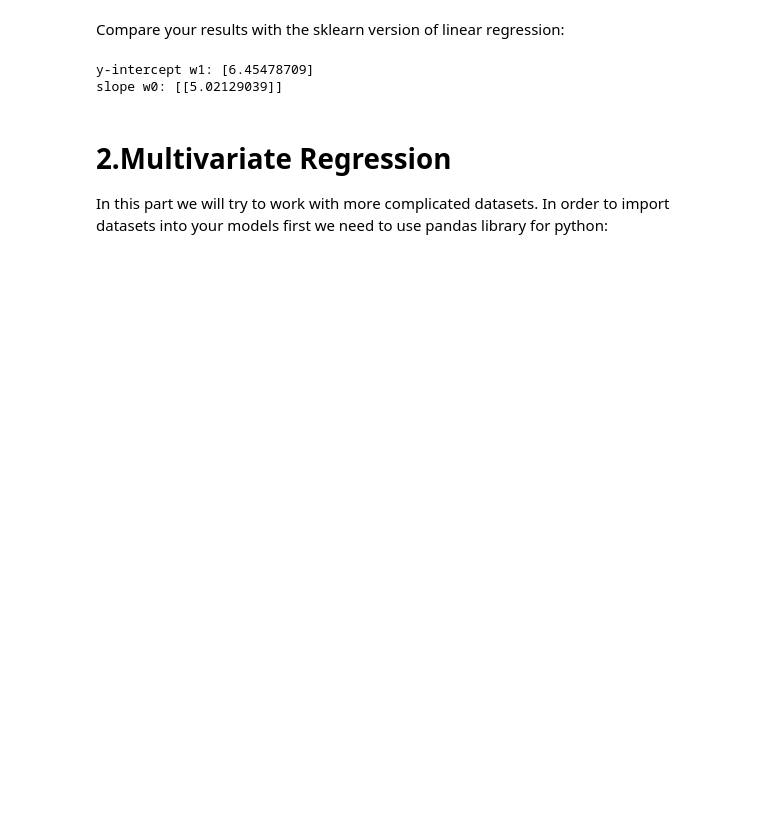
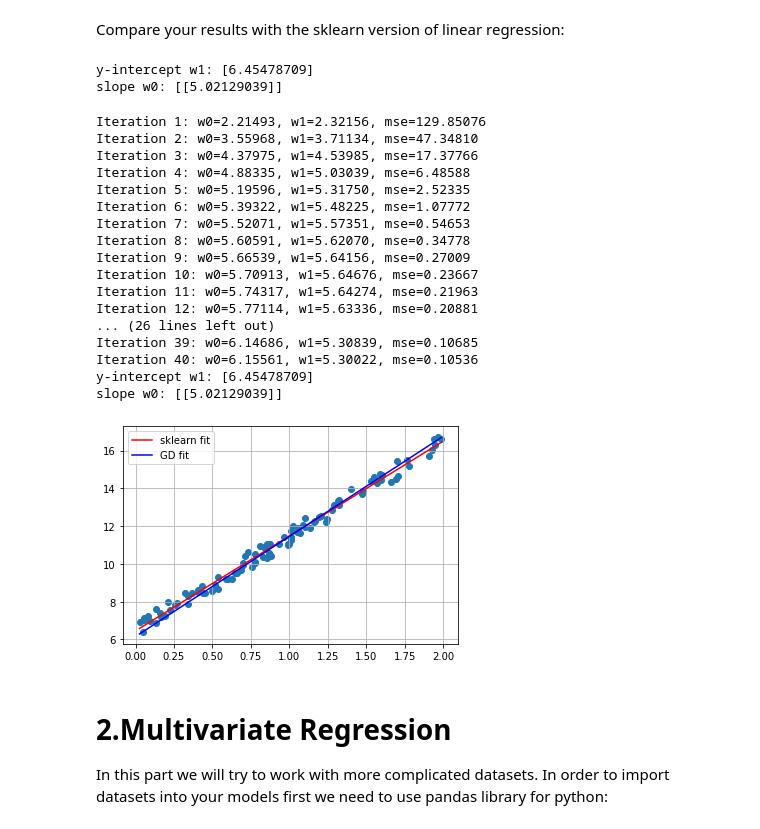
Before and after one commit to RakNoel/INF264, a Jupyter notebook: Ex2/LinearModels_ex2.ipynb, the cells around one changed output. Cells and saved outputs as stored; diff of their text form; code cells hidden in the pictures; blank space fills up the shorter version.

```diff
--- a/Ex2/LinearModels_ex2.ipynb
+++ b/Ex2/LinearModels_ex2.ipynb
@@ -65,15 +65,16 @@ plt.grid()
 Calculate the loss function of Mean Square Error (MSE):
 # %%
 def loss_function(X, y, w0, w1):
-    return 1/len(X) * sum([(yi - (w1*xi + w0)) ** 2 for xi, yi in zip(X,y)])
+    mse = 1/len(X) * sum([(yi - (w1*xi + w0)) ** 2 for xi, yi in zip(X,y)])
+    return mse
 # %% [markdown]
 Next you need to evaluate the current function with respect to w0 and w1. In order to do that caculate the one step derivatives of the MSE with respect to w0 and w1:
 # %%
 def compute_gradient(X, y, w0, w1):
     # TODO
     # calculate the gradient vector of partial derivatives of MSE with the formulat that you have found
-    w0_par_der = 1/len(X) * sum([-2*xi*(yi-w1*x-w0) for xi, yi in zip(X,y)])
-    w1_par_der = 1/len(X) * sum([-2*(yi-w1*x-w0) for xi, yi in zip(X,y)])
+    w0_par_der = 1/len(X) * sum([-2*(yi-(w1*xi+w0)) for xi, yi in zip(X,y)])
+    w1_par_der = 1/len(X) * sum([-2*xi*(yi-(w1*xi+w0)) for xi, yi in zip(X,y)])
     # make a gradient vector from the partial derivatives
     gradient_mse = np.array([w0_par_der, w1_par_der])
     return gradient_mse
@@ -81,15 +82,13 @@ def compute_gradient(X, y, w0, w1):
 Now you need to update your $w_0$ and $w_1$ using a certain learning rate:
 # %%
 def update_parameters(w0, w1, w0_par_der, w1_par_der, learning_rate):
+    weight_vector = np.array([w0, w1])
+    gradient_mse = np.array([w0_par_der, w1_par_der])
 
-    # make a vector of weights
-    weight_vector = np.array([w0, w1])
-    # make a gradient vector from the partial derivatives
-    gradient_mse = np.array([w0_par_der, w1_par_der])
     # TODO
     # update the vector of W (w0,w1) using the update rule and return the value of updated weights
+    updated_weight_vector = weight_vector - (gradient_mse.dot(learning_rate))
 
-    # return the updated weight vector as a list
     return np.ndarray.tolist(updated_weight_vector)
 # %% [markdown]
 The next step is to run multiple iterations of gradient descent:
@@ -100,7 +99,9 @@ def run_optimization(X, y, starting_w0, starting_w1, learning_rate, num_iteratio
     # TODO
     # run the Gradient descent for num_iterations
     for i in range(num_iterations):
-
+        mse = loss_function(X, y, w0, w1)
+        w0_par_der, w1_par_der = compute_gradient(X, y, w0, w1)
+        w0, w1 = update_parameters(w0, w1, w0_par_der, w1_par_der, learning_rate)
         print(f'Iteration {i+1}: w0={w0:0.5f}, w1={w1:0.5f}, mse={mse:0.5f}')
     return [w0, w1, mse]
 # %% [markdown]
@@ -146,20 +181,52 @@ slope w0: [[5.02129039]]
 # %%
 import matplotlib.pyplot as plt
 %matplotlib inline
 # TODO
 # plot the original data points as a scatter plot
 
+X = X.flatten()
+y = y.flatten()
+num_iterations = 40
+learning_rate = 0.1
+[w0,w1,_] = run_optimization(X, y, starting_w0, starting_w1, learning_rate, num_iterations)
+
+X = np.reshape(X,(100,1))
+y = np.reshape(y,(100,1))
+lin_reg.fit(X, y)
+
+print('y-intercept w1:', lin_reg.intercept_)
+print('slope w0:', lin_reg.coef_)
+
 # plot the line that fits these points.
-y_ =
-y_GD =
+y_ = lin_reg.predict(X)
+y_GD = w1* X + w0
 
-
+plt.scatter(X,y)
 plt.plot(X, y_, color='r', label='sklearn fit')
 plt.plot(X, y_GD, color='b', label='GD fit')
 plt.xlabel('')
 plt.ylabel('')
+plt.legend(loc='best')
 plt.grid()
-plt.legend(loc='best')
+# %% [output]
+Iteration 1: w0=2.21493, w1=2.32156, mse=129.85076
+Iteration 2: w0=3.55968, w1=3.71134, mse=47.34810
+Iteration 3: w0=4.37975, w1=4.53985, mse=17.37766
+Iteration 4: w0=4.88335, w1=5.03039, mse=6.48588
+Iteration 5: w0=5.19596, w1=5.31750, mse=2.52335
+Iteration 6: w0=5.39322, w1=5.48225, mse=1.07772
+Iteration 7: w0=5.52071, w1=5.57351, mse=0.54653
+Iteration 8: w0=5.60591, w1=5.62070, mse=0.34778
+Iteration 9: w0=5.66539, w1=5.64156, mse=0.27009
+Iteration 10: w0=5.70913, w1=5.64676, mse=0.23667
+Iteration 11: w0=5.74317, w1=5.64274, mse=0.21963
+Iteration 12: w0=5.77114, w1=5.63336, mse=0.20881
+... (26 lines left out)
+Iteration 39: w0=6.14686, w1=5.30839, mse=0.10685
+Iteration 40: w0=6.15561, w1=5.30022, mse=0.10536
+y-intercept w1: [6.45478709]
+slope w0: [[5.02129039]]
+[figure, added]
 # %% [markdown]
 # 2.Multivariate Regression
 
```
Also changed, not shown: parts of 17 cells of this notebook.
